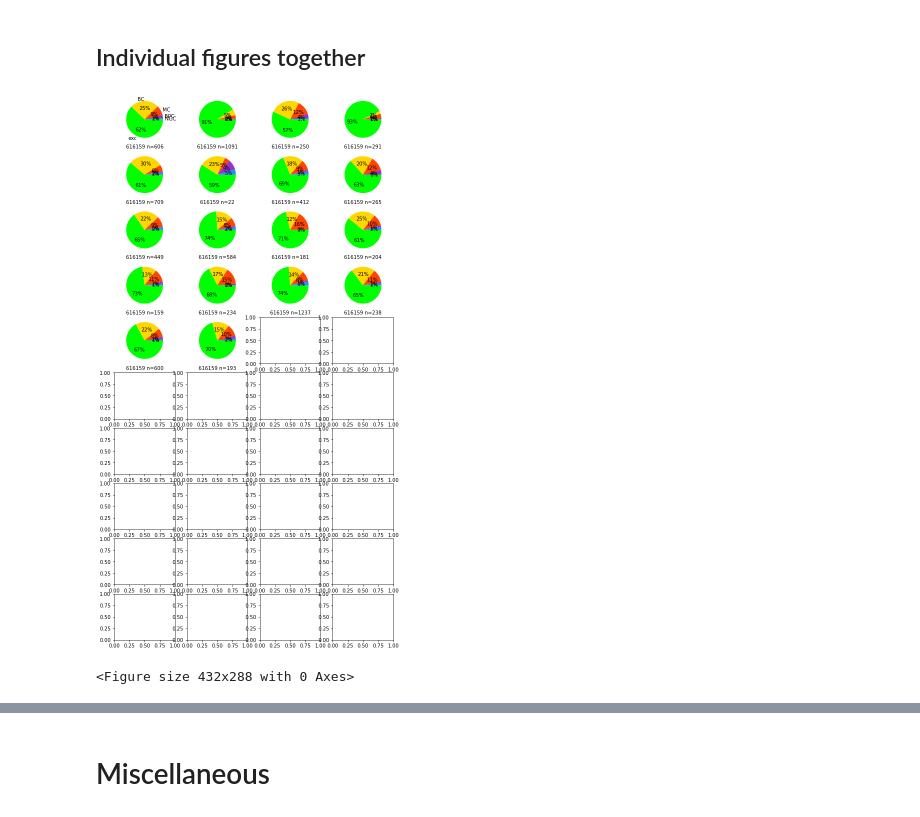
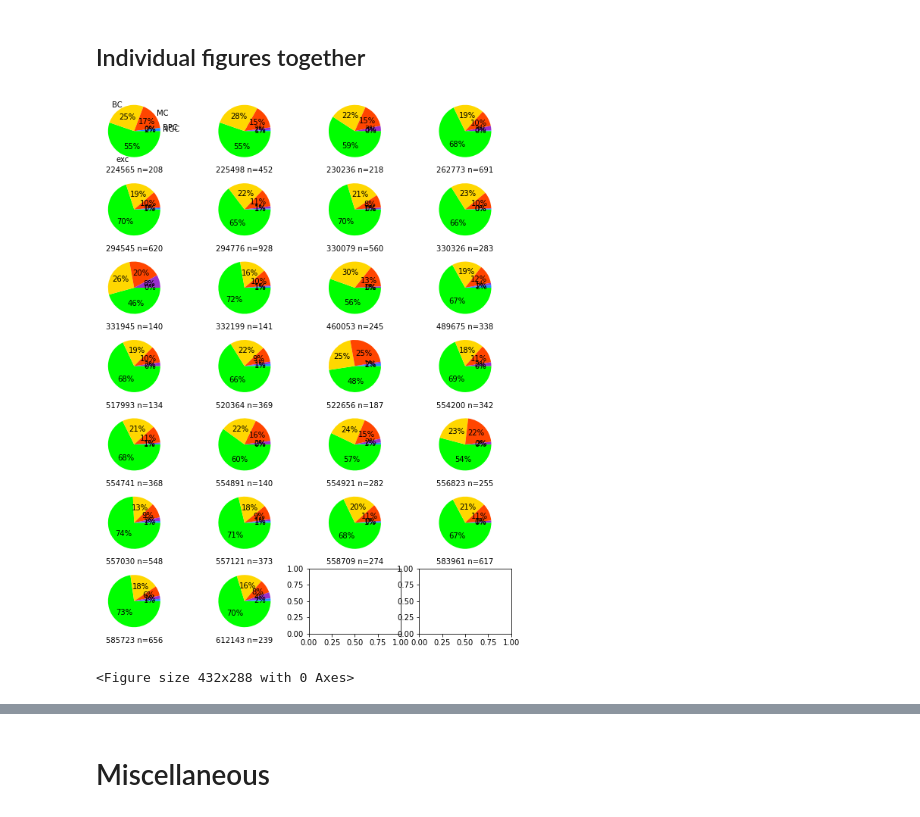
Before and after one commit to AlexTMallen/microns-synapse, a Jupyter notebook: src/subclass_cumulative_analysis.ipynb, the cells around one changed output, grey strips where cells are left out. Cells and saved outputs as stored; diff of their text form; code cells hidden in the pictures.

```diff
--- a/src/subclass_cumulative_analysis.ipynb
+++ b/src/subclass_cumulative_analysis.ipynb
@@ -9,7 +9,7 @@ import warnings
 # %%
 cache_dir="..\\data\\"
 # %%
-results_dir = os.path.join(cache_dir, "results", "5P_IT-clean-subclass")
+results_dir = os.path.join(cache_dir, "results", "4P-clean-subclass")
 cumul_results_dir = os.path.join(results_dir, "cumulative")
 cumul_results_dict = dict()
 results_files = os.listdir(results_dir)
@@ -410,21 +417,21 @@ soma-to-soma distance $\approx$ euclidean distance to synapse: https://neuromanc
 # %% [markdown]
 ## Individual figures together
 # %%
-fig, axes = plt.subplots(10, 4, figsize=(10, 20))
-axes = axes.flatten()
-inh_ps = list(p_post_syn_type_given_pre_23Ps[studied[0]].values())
+fig, axs = plt.subplots((len(studied)  + 3) // 4, 4, figsize=(10, len(studied) / 2))
+axes = axs.flatten()
+inh_ps = list(p_post_syn_type_given_pres[studied[0]].values())
 ps = [1 - sum(inh_ps)] + inh_ps
 axes[0].pie(ps, labels=cell_types, colors=plot_colors, autopct=lambda p: str(round(p)) + "%", counterclock=False)
-axes[0].set_xlabel(str(studi) + " n=" + str(ns[studied[0]]))
+axes[0].set_xlabel(str(studied[0]) + " n=" + str(ns[studied[0]]))
 for i, cell_id in list(enumerate(studied))[1:]:
-    inh_ps = list(p_post_syn_type_given_pre_23Ps[cell_id].values())
+    inh_ps = list(p_post_syn_type_given_pres[cell_id].values())
     ps = [1 - sum(inh_ps)] + inh_ps
     axes[i].pie(ps, colors=plot_colors, autopct=lambda p: str(round(p)) + "%", pctdistance=0.6, counterclock=False)
     axes[i].set_xlabel(str(cell_id) + " n=" + str(ns[cell_id]))
 plt.show()
 plt.tight_layout()
 # %% [output]
-[figure, old version]
+[figure, new version]
 <Figure size 432x288 with 0 Axes>
 # %%
 fig.savefig(os.path.join(cumul_results_dir, results_fname + "_all_pies.png"))
```
Also changed, not shown: parts of 21 cells of this notebook, 1 other file.
